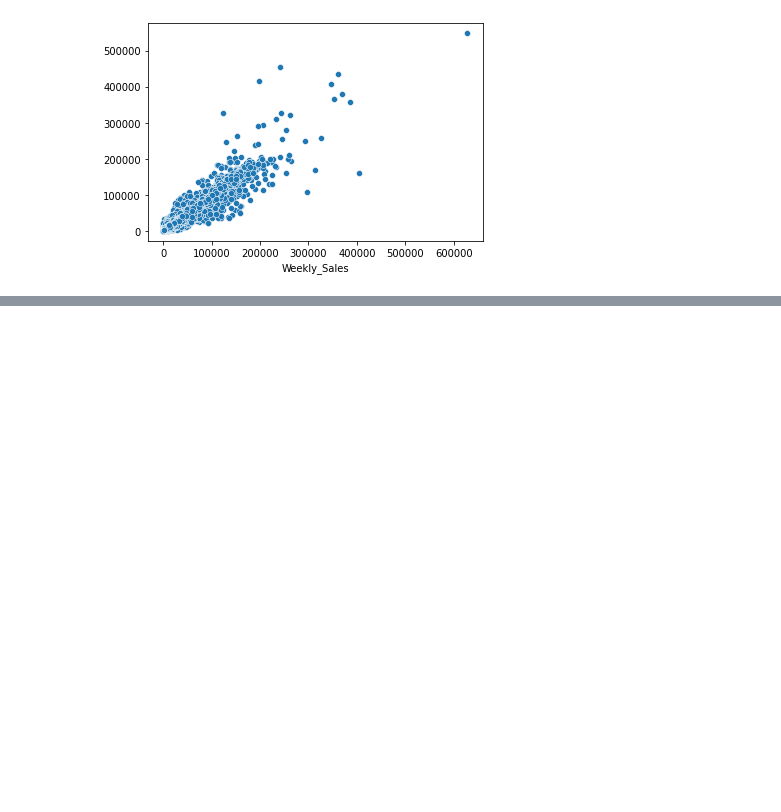
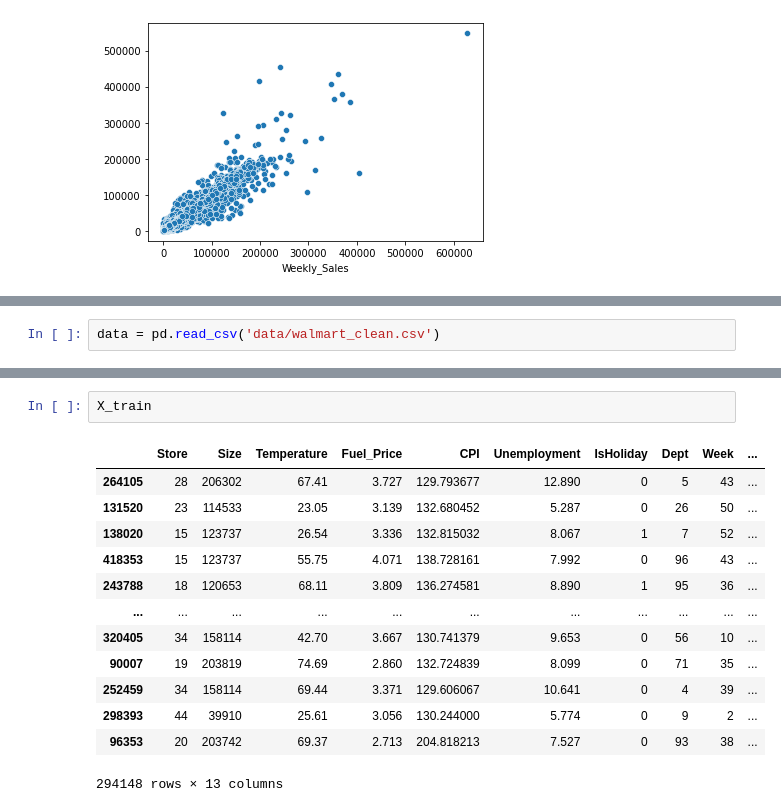
Before and after one commit to apinto25/walmart-sales-forecast, a Jupyter notebook: machine_learning_models.ipynb, the cells around one changed output, grey strips where cells are left out. Cells and saved outputs as stored; diff of their text form; blank space fills up the shorter version.

```diff
--- a/machine_learning_models.ipynb
+++ b/machine_learning_models.ipynb
@@ -148,0 +156,2 @@ sns.scatterplot(y_test, y_pred)
+# %%
+data = pd.read_csv('data/walmart_clean.csv')
@@ -148,0 +199,16 @@ sns.scatterplot(y_test, y_pred)
+# %%
+X_train
+# %% [output]
+|  | Store | Size | Temperature | Fuel_Price | CPI | Unemployment | IsHoliday | Dept | Week | ... |
+| 264105 | 28 | 206302 | 67.41 | 3.727 | 129.793677 | 12.890 | 0 | 5 | 43 | ... |
+| 131520 | 23 | 114533 | 23.05 | 3.139 | 132.680452 | 5.287 | 0 | 26 | 50 | ... |
+| 138020 | 15 | 123737 | 26.54 | 3.336 | 132.815032 | 8.067 | 1 | 7 | 52 | ... |
+| 418353 | 15 | 123737 | 55.75 | 4.071 | 138.728161 | 7.992 | 0 | 96 | 43 | ... |
+| 243788 | 18 | 120653 | 68.11 | 3.809 | 136.274581 | 8.890 | 1 | 95 | 36 | ... |
+| ... | ... | ... | ... | ... | ... | ... | ... | ... | ... | ... |
+| 320405 | 34 | 158114 | 42.70 | 3.667 | 130.741379 | 9.653 | 0 | 56 | 10 | ... |
+| 90007 | 19 | 203819 | 74.69 | 2.860 | 132.724839 | 8.099 | 0 | 71 | 35 | ... |
+| 252459 | 34 | 158114 | 69.44 | 3.371 | 129.606067 | 10.641 | 0 | 4 | 39 | ... |
+| 298393 | 44 | 39910 | 25.61 | 3.056 | 130.244000 | 5.774 | 0 | 9 | 2 | ... |
+| 96353 | 20 | 203742 | 69.37 | 2.713 | 204.818213 | 7.527 | 0 | 93 | 38 | ... |
+294148 rows × 13 columns
```
Also changed, not shown: parts of 40 cells of this notebook, 2 other files.
